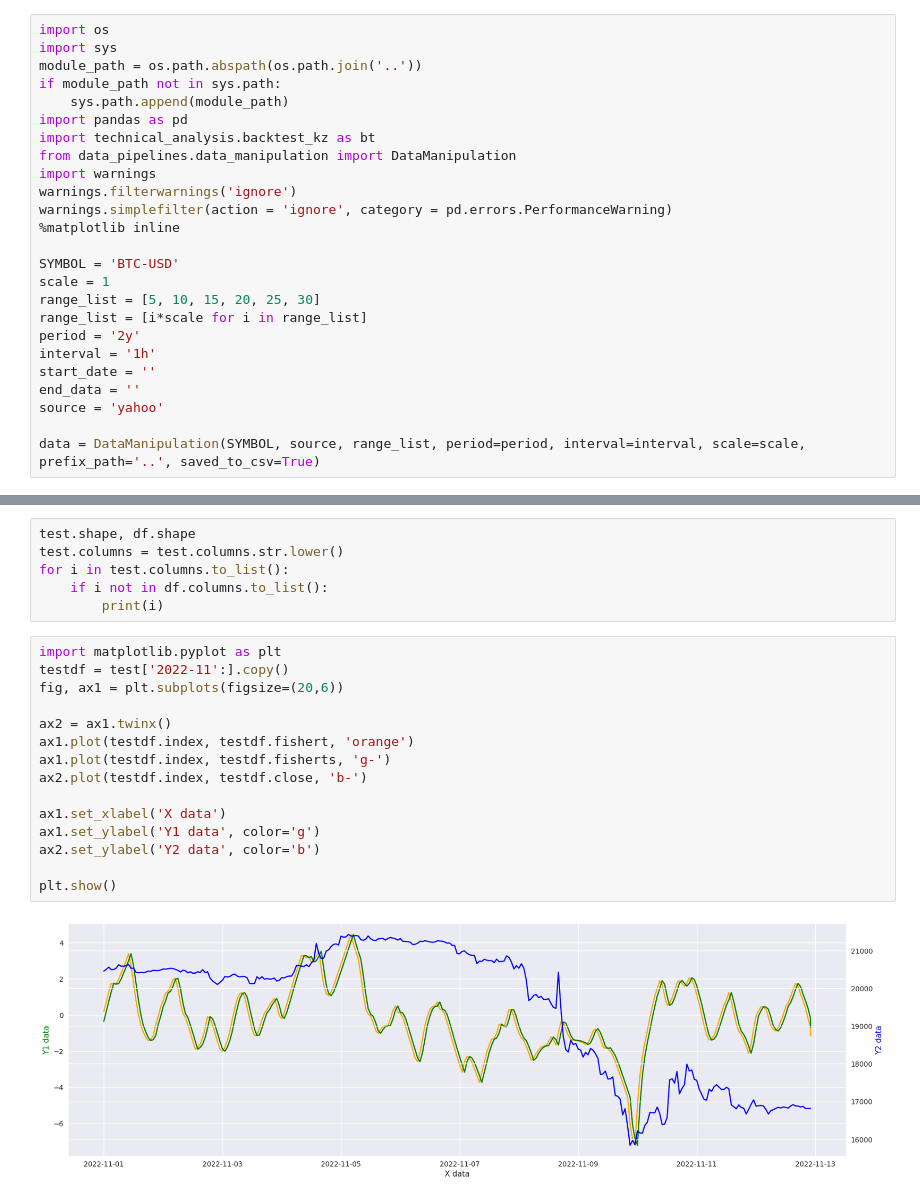
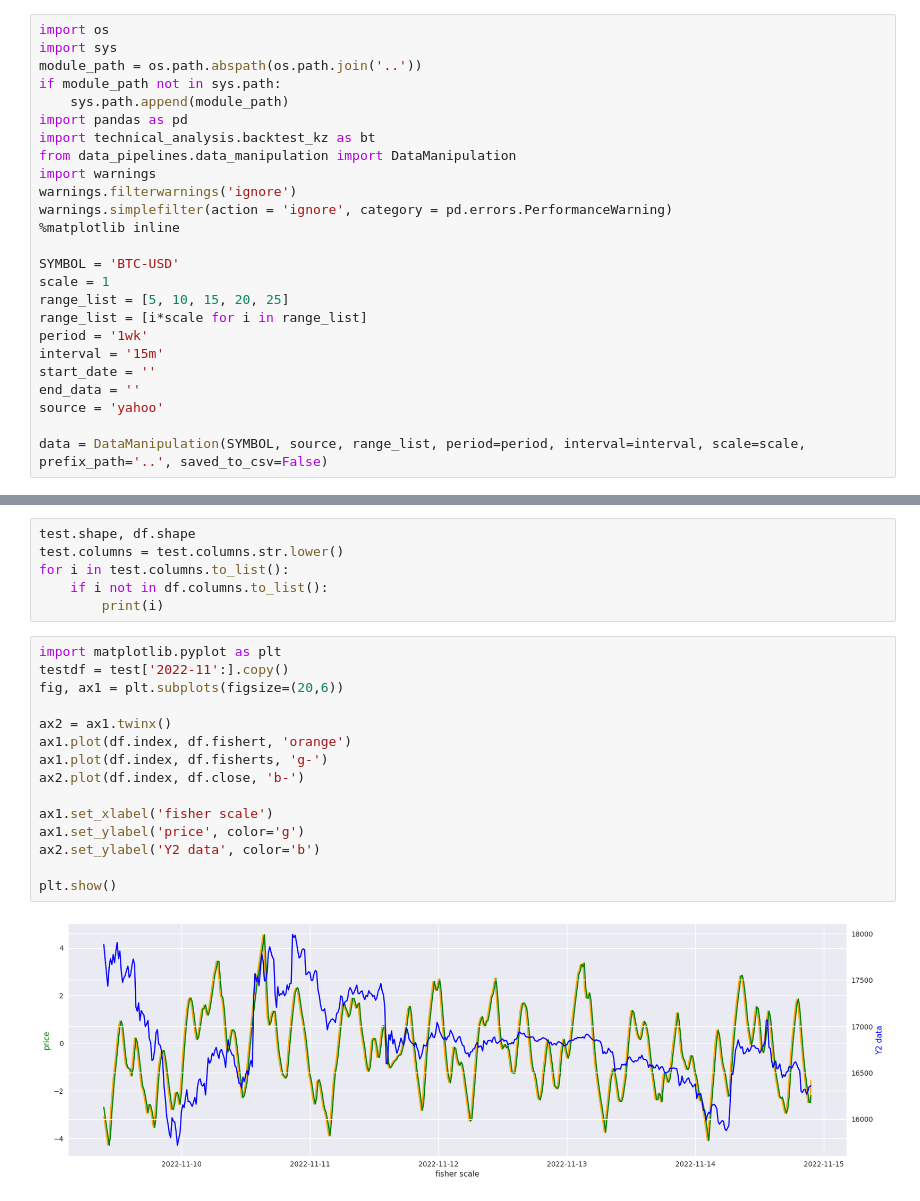
Before and after one commit to kozanakyel/KZ-Engine-Backend, a Jupyter notebook: KZ_project_setup/notebooks/analysis_actual.ipynb, the cells around one changed output, grey strips where cells are left out. Cells and saved outputs as stored; diff of their text form.

```diff
--- a/KZ_project_setup/notebooks/analysis_actual.ipynb
+++ b/KZ_project_setup/notebooks/analysis_actual.ipynb
@@ -14,15 +14,15 @@ warnings.simplefilter(action = 'ignore', category = pd.errors.PerformanceWarning
 
 SYMBOL = 'BTC-USD'
 scale = 1
-range_list = [5, 10, 15, 20, 25, 30]
+range_list = [5, 10, 15, 20, 25]
 range_list = [i*scale for i in range_list]
-period = '2y'
-interval = '1h'
+period = '1wk'
+interval = '15m'
 start_date = ''
 end_data = ''
 source = 'yahoo'
 
-data = DataManipulation(SYMBOL, source, range_list, period=period, interval=interval, scale=scale, prefix_path='..', saved_to_csv=True)
+data = DataManipulation(SYMBOL, source, range_list, period=period, interval=interval, scale=scale, prefix_path='..', saved_to_csv=False)
 # %% [output]
 [*********************100%***********************]  1 of 1 completed
 Start TA-LIB module
@@ -75,18 +67,18 @@ for i in test.columns.to_list():
 # %%
 import matplotlib.pyplot as plt
 testdf = test['2022-11':].copy()
 fig, ax1 = plt.subplots(figsize=(20,6))
 
 ax2 = ax1.twinx()
-ax1.plot(testdf.index, testdf.fishert, 'orange')
-ax1.plot(testdf.index, testdf.fisherts, 'g-')
-ax2.plot(testdf.index, testdf.close, 'b-')
+ax1.plot(df.index, df.fishert, 'orange')
+ax1.plot(df.index, df.fisherts, 'g-')
+ax2.plot(df.index, df.close, 'b-')
 
-ax1.set_xlabel('X data')
-ax1.set_ylabel('Y1 data', color='g')
+ax1.set_xlabel('fisher scale')
+ax1.set_ylabel('price', color='g')
 ax2.set_ylabel('Y2 data', color='b')
 
 plt.show()
 # %% [output]
-[figure, old version]
+[figure, new version]
 # %%
```
Also changed, not shown: parts of 5 cells of this notebook, 2 other files.
